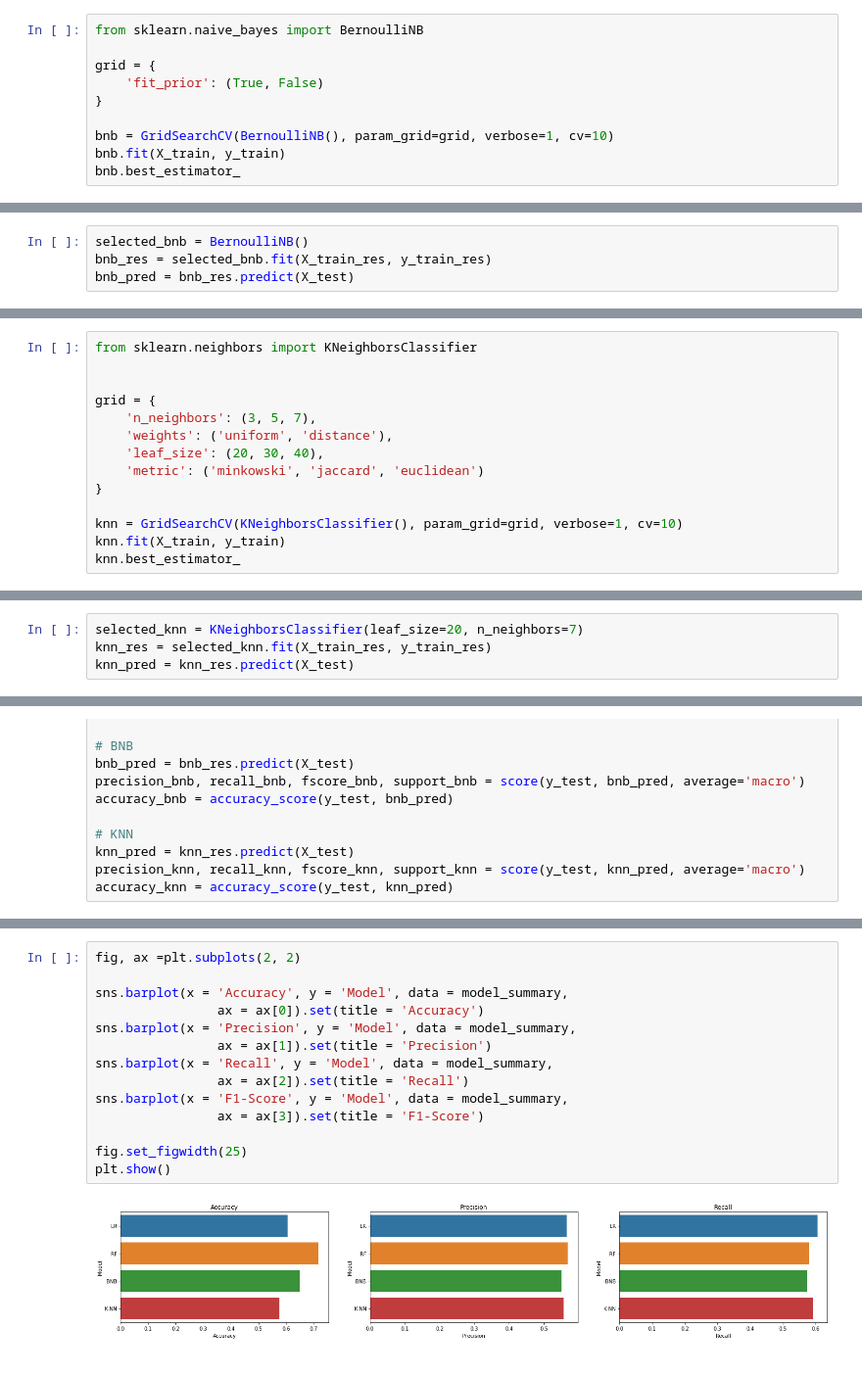
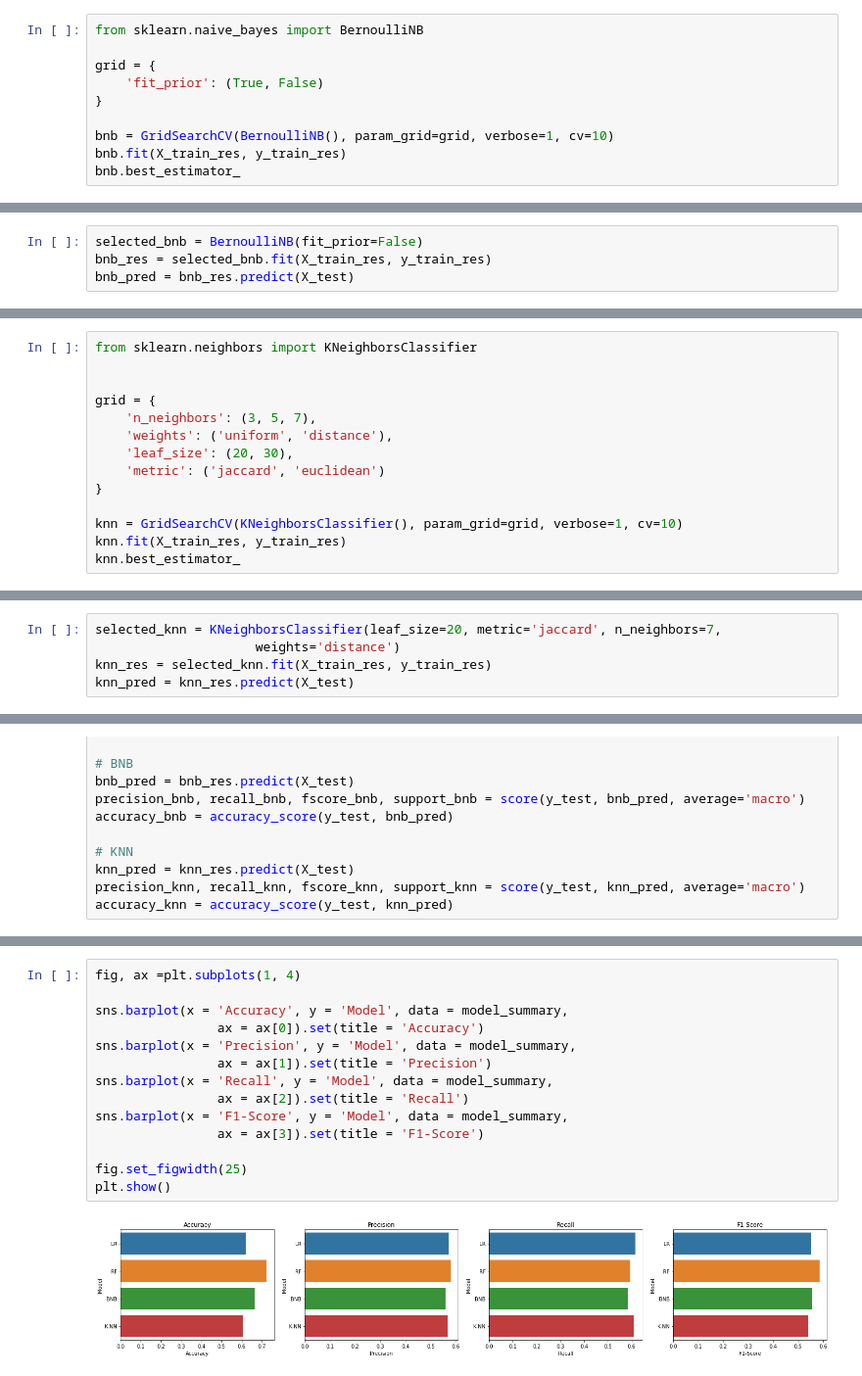
Before and after one commit to alejandraneelyp/DSChallenge, a Jupyter notebook: solution.ipynb, the cells around one changed output, grey strips where cells are left out. Shown: that part at 98% size. Drawn from its saved outputs; the diff is of its cells as text.

```diff
--- a/solution.ipynb
+++ b/solution.ipynb
@@ -650,7 +635,7 @@ grid = {
 }
 
 bnb = GridSearchCV(BernoulliNB(), param_grid=grid, verbose=1, cv=10)
-bnb.fit(X_train, y_train)
+bnb.fit(X_train_res, y_train_res)
 bnb.best_estimator_
 # %% [output]
 Fitting 10 folds for each of 2 candidates, totalling 20 fits
@@ -658,5 +643,5 @@ BernoulliNB()
 # %%
-selected_bnb = BernoulliNB()
+selected_bnb = BernoulliNB(fit_prior=False)
 bnb_res = selected_bnb.fit(X_train_res, y_train_res)
 bnb_pred = bnb_res.predict(X_test)
 # %%
@@ -683,11 +668,11 @@ from sklearn.neighbors import KNeighborsClassifier
 grid = {
     'n_neighbors': (3, 5, 7),
     'weights': ('uniform', 'distance'),
-    'leaf_size': (20, 30, 40),
-    'metric': ('minkowski', 'jaccard', 'euclidean')
+    'leaf_size': (20, 30),
+    'metric': ('jaccard', 'euclidean')
 }
 
 knn = GridSearchCV(KNeighborsClassifier(), param_grid=grid, verbose=1, cv=10)
-knn.fit(X_train, y_train)
+knn.fit(X_train_res, y_train_res)
 knn.best_estimator_
 # %% [output]
@@ -696,5 +682,6 @@ KeyboardInterrupt:
 # %%
-selected_knn = KNeighborsClassifier(leaf_size=20, n_neighbors=7)
+selected_knn = KNeighborsClassifier(leaf_size=20, metric='jaccard', n_neighbors=7,
+                     weights='distance')
 knn_res = selected_knn.fit(X_train_res, y_train_res)
 knn_pred = knn_res.predict(X_test)
 # %%
@@ -771,16 +760,16 @@ model_summary = pd.DataFrame(data=data)
 # %%
-fig, ax =plt.subplots(2, 2)
+fig, ax =plt.subplots(1, 4)
 
 sns.barplot(x = 'Accuracy', y = 'Model', data = model_summary,
                 ax = ax[0]).set(title = 'Accuracy')
 sns.barplot(x = 'Precision', y = 'Model', data = model_summary,
                 ax = ax[1]).set(title = 'Precision')
 sns.barplot(x = 'Recall', y = 'Model', data = model_summary,
                 ax = ax[2]).set(title = 'Recall')
 sns.barplot(x = 'F1-Score', y = 'Model', data = model_summary,
                 ax = ax[3]).set(title = 'F1-Score')
 
 fig.set_figwidth(25)
 plt.show()
 # %% [output]
-[figure, old version]
+[figure, new version]
```
Also changed, not shown: parts of 21 cells of this notebook, 1 other file.
